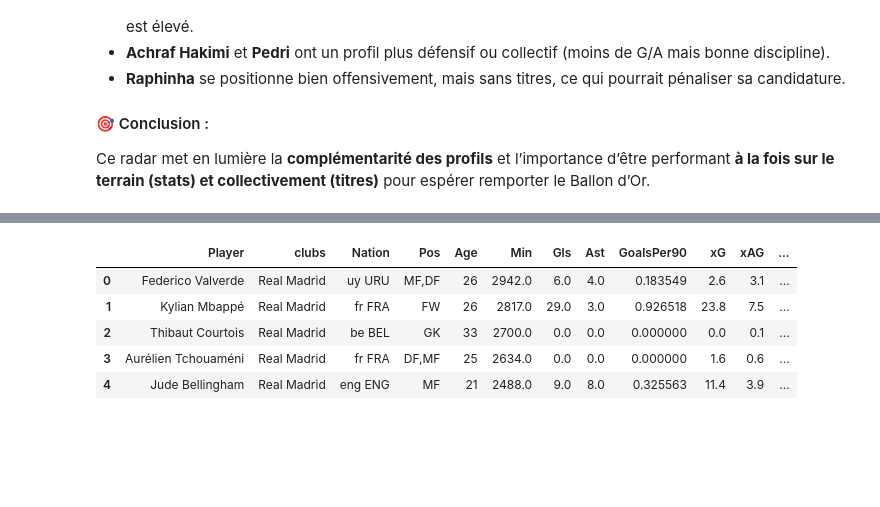
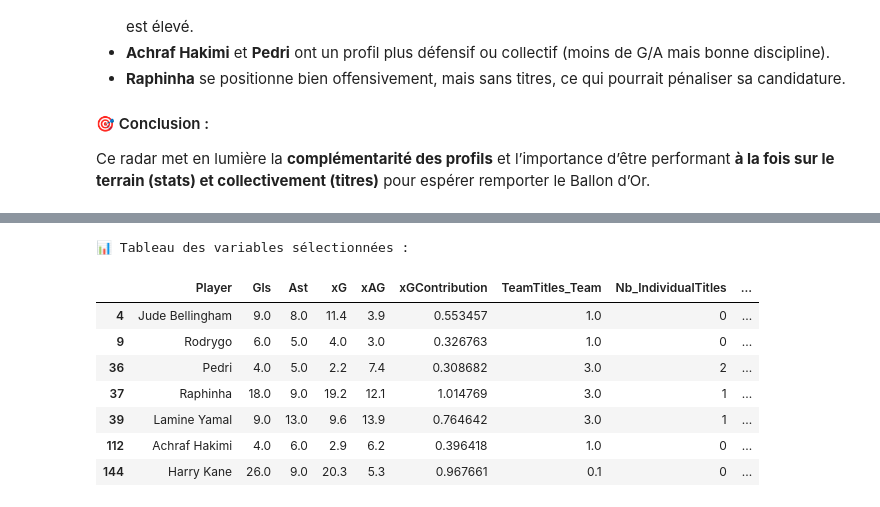
Before and after one commit to LamiaeAndof/Analyse-Football-Web, a Jupyter notebook: 03_prediction/predict_ballondor.ipynb, the cells around one changed output, grey strips where cells are left out. Saved outputs shown, nothing was run; the diff lists cells and outputs as text; code cells hidden in the pictures; blank space fills up the shorter version.

Commit message:
🚀 Mise à jour du projet : notebooks + données

```diff
--- a/03_prediction/predict_ballondor.ipynb
+++ b/03_prediction/predict_ballondor.ipynb
@@ -317,20 +430,33 @@ Ces variables seront utilisées comme base pour la modélisation du Ballon d'Or
 # %%
-# Sélection des variables pertinentes
-selected_features = [
-    "Player", "clubs", "Nation", "Pos",
-    "Age", "Min", "Gls", "Ast",
-    "GoalsPer90", "xG", "xAG", "xGContribution",
-    "TeamTitles", "FairPlayScore"
+import pandas as pd
+
+# === 📥 Charger le fichier final avec séparateur ;
+df = pd.read_csv("../data/ballondor_dataset_ready.csv", sep=";")
+
+# === ✅ Variables que tu veux visualiser
+columns_to_display = [
+    "Player",
+    "Gls", "Ast",
+    "xG", "xAG", "xGContribution",
+    "TeamTitles_Team", "Nb_IndividualTitles",
+    "ImpactScore", "RecordsScore", "PopularityScore",
+    "Finalist_UCL", "BookmakersScore",
+    "FairPlayScore"
 ]
 
-df_filtered = df[selected_features].copy()
+# === 🧹 Nettoyer (supprimer les lignes incomplètes)
+df_display = df[columns_to_display].dropna()
 
-# Aperçu des données sélectionnées
-df_filtered.head()
+# === 📋 Afficher le tableau
+print("📊 Tableau des variables sélectionnées :\n")
+display(df_display)  # Utilise display() si tu es dans Jupyter ou Google Colab
 # %% [output]
+📊 Tableau des variables sélectionnées :
-|  | Player | clubs | Nation | Pos | Age | Min | Gls | Ast | GoalsPer90 | xG | xAG | ... |
-| 0 | Federico Valverde | Real Madrid | uy URU | MF,DF | 26 | 2942.0 | 6.0 | 4.0 | 0.183549 | 2.6 | 3.1 | ... |
-| 1 | Kylian Mbappé | Real Madrid | fr FRA | FW | 26 | 2817.0 | 29.0 | 3.0 | 0.926518 | 23.8 | 7.5 | ... |
-| 2 | Thibaut Courtois | Real Madrid | be BEL | GK | 33 | 2700.0 | 0.0 | 0.0 | 0.000000 | 0.0 | 0.1 | ... |
-| 3 | Aurélien Tchouaméni | Real Madrid | fr FRA | DF,MF | 25 | 2634.0 | 0.0 | 0.0 | 0.000000 | 1.6 | 0.6 | ... |
-| 4 | Jude Bellingham | Real Madrid | eng ENG | MF | 21 | 2488.0 | 9.0 | 8.0 | 0.325563 | 11.4 | 3.9 | ... |
+|  | Player | Gls | Ast | xG | xAG | xGContribution | TeamTitles_Team | Nb_IndividualTitles | ... |
+| 4 | Jude Bellingham | 9.0 | 8.0 | 11.4 | 3.9 | 0.553457 | 1.0 | 0 | ... |
+| 9 | Rodrygo | 6.0 | 5.0 | 4.0 | 3.0 | 0.326763 | 1.0 | 0 | ... |
+| 36 | Pedri | 4.0 | 5.0 | 2.2 | 7.4 | 0.308682 | 3.0 | 2 | ... |
+| 37 | Raphinha | 18.0 | 9.0 | 19.2 | 12.1 | 1.014769 | 3.0 | 1 | ... |
+| 39 | Lamine Yamal | 9.0 | 13.0 | 9.6 | 13.9 | 0.764642 | 3.0 | 1 | ... |
+| 112 | Achraf Hakimi | 4.0 | 6.0 | 2.9 | 6.2 | 0.396418 | 1.0 | 0 | ... |
+| 144 | Harry Kane | 26.0 | 9.0 | 20.3 | 5.3 | 0.967661 | 0.1 | 0 | ... |
```
Also changed, not shown: parts of 33 cells of this notebook, 5 other files.
